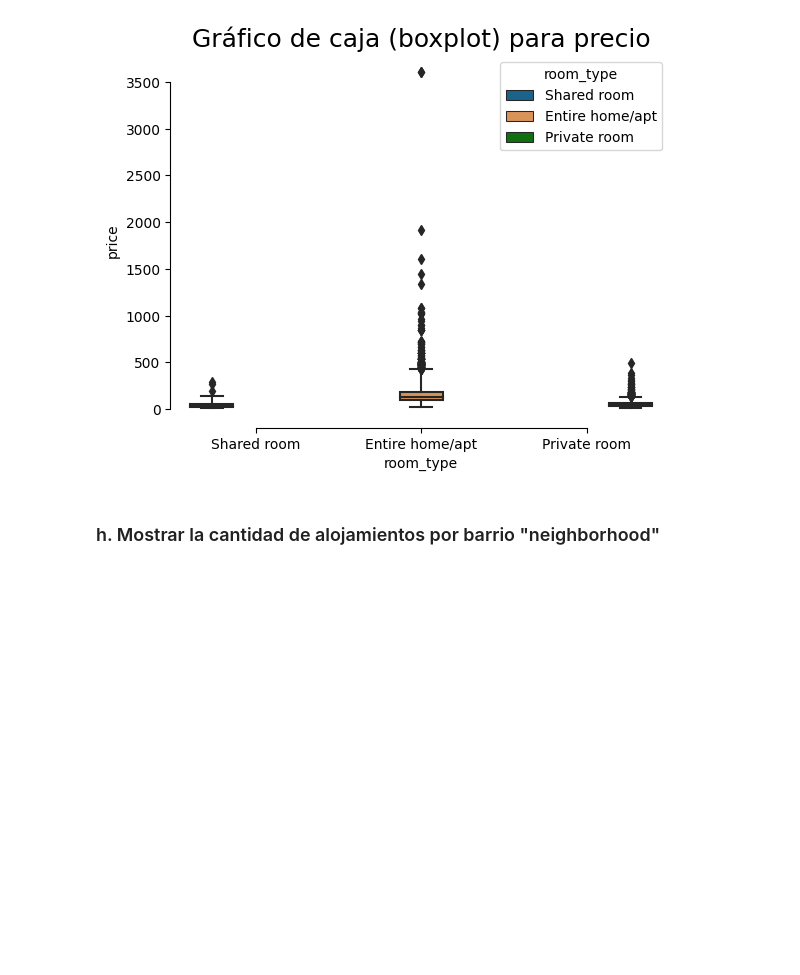
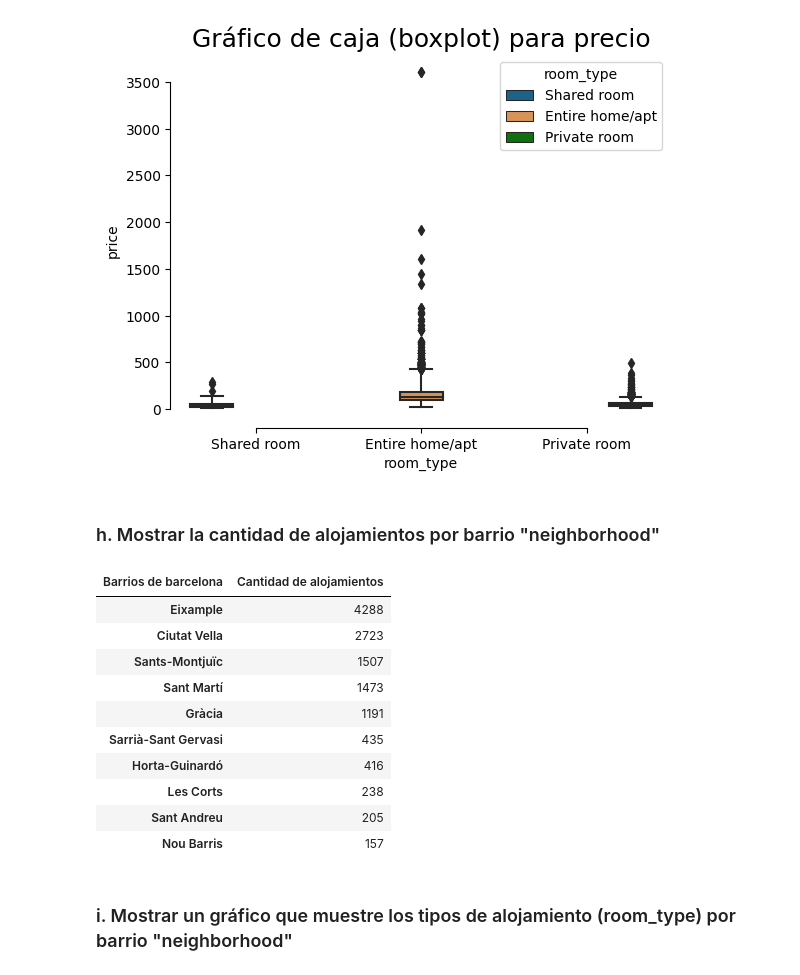
Before and after one commit to villa85/curso_python_2, a Jupyter notebook: Proyecto_III_Visualización_de_Datos/PROYECTO3_YUNIEL_VILLALON_PYTHON20.ipynb, the cells around one changed output. Cells and saved outputs as stored; diff of their text form; code cells hidden in the pictures; blank space fills up the shorter version.

```diff
--- a/Proyecto_III_Visualización_de_Datos/PROYECTO3_YUNIEL_VILLALON_PYTHON20.ipynb
+++ b/Proyecto_III_Visualización_de_Datos/PROYECTO3_YUNIEL_VILLALON_PYTHON20.ipynb
@@ -130,3 +132,23 @@ Text(0.5, 1.0, 'Gráfico de caja (boxplot) para precio')
 [figure]
 # %% [markdown]
 ### h.  Mostrar la cantidad de alojamientos por barrio "neighborhood"
+# %%
+cant_neighborhood = df["neighborhood"].value_counts()
+neighborhood = pd.DataFrame(cant_neighborhood)
+neighborhood.columns.name = "Barrios de barcelona"
+neighborhood.rename(columns={'neighborhood':'Cantidad de alojamientos'},inplace=True)
+neighborhood
+# %% [output]
+| Barrios de barcelona | Cantidad de alojamientos |
+| Eixample | 4288 |
+| Ciutat Vella | 2723 |
+| Sants-Montjuïc | 1507 |
+| Sant Martí | 1473 |
+| Gràcia | 1191 |
+| Sarrià-Sant Gervasi | 435 |
+| Horta-Guinardó | 416 |
+| Les Corts | 238 |
+| Sant Andreu | 205 |
+| Nou Barris | 157 |
+# %% [markdown]
+### i.  Mostrar un gráfico que muestre los tipos de alojamiento (room_type) por barrio "neighborhood"
```
Also changed, not shown: parts of 2 cells of this notebook.
